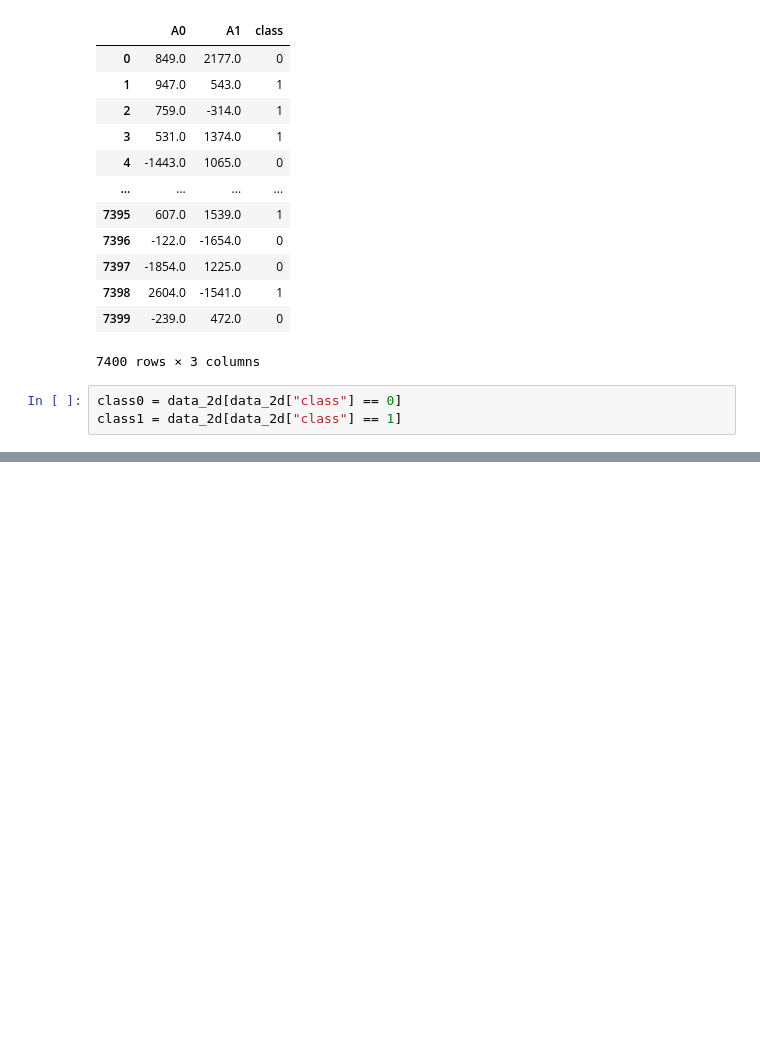
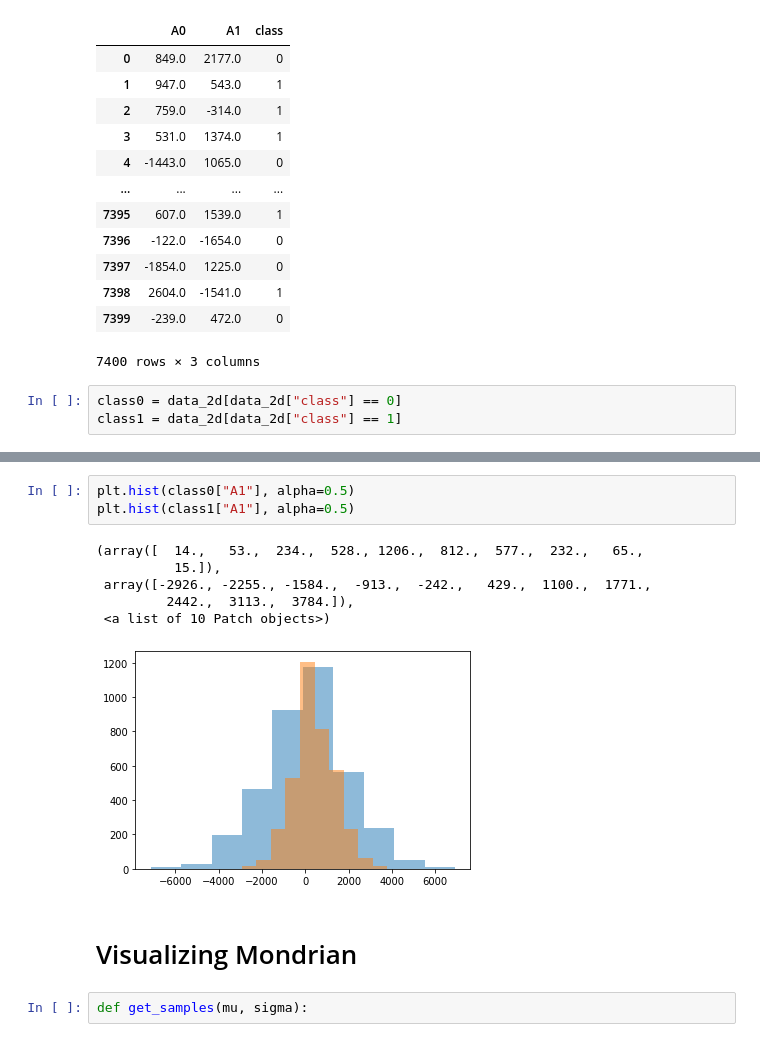
Before and after one commit to Deeep12345/Entropy_utility_measure, a Jupyter notebook: code/results/ring_mondrian/visualize_2D.ipynb, the cells around one changed output, grey strips where cells are left out. Drawn from its saved outputs; the diff is of its cells as text; blank space fills up the shorter version.

Commit message:
working on viz of mondrian 2d

```diff
--- a/code/results/ring_mondrian/visualize_2D.ipynb
+++ b/code/results/ring_mondrian/visualize_2D.ipynb
@@ -53,0 +64,14 @@ plt.scatter(class1["A0"], class1["A1"])
+# %%
+plt.hist(class0["A1"], alpha=0.5)
+plt.hist(class1["A1"], alpha=0.5)
+# %% [output]
+(array([  14.,   53.,  234.,  528., 1206.,  812.,  577.,  232.,   65.,
+          15.]),
+ array([-2926., -2255., -1584.,  -913.,  -242.,   429.,  1100.,  1771.,
+         2442.,  3113.,  3784.]),
+ <a list of 10 Patch objects>)
+[figure, added]
+# %% [markdown]
+# Visualizing Mondrian
+# %%
+def get_samples(mu, sigma):
```
Also changed, not shown: parts of 7 cells of this notebook, 1 other file.
